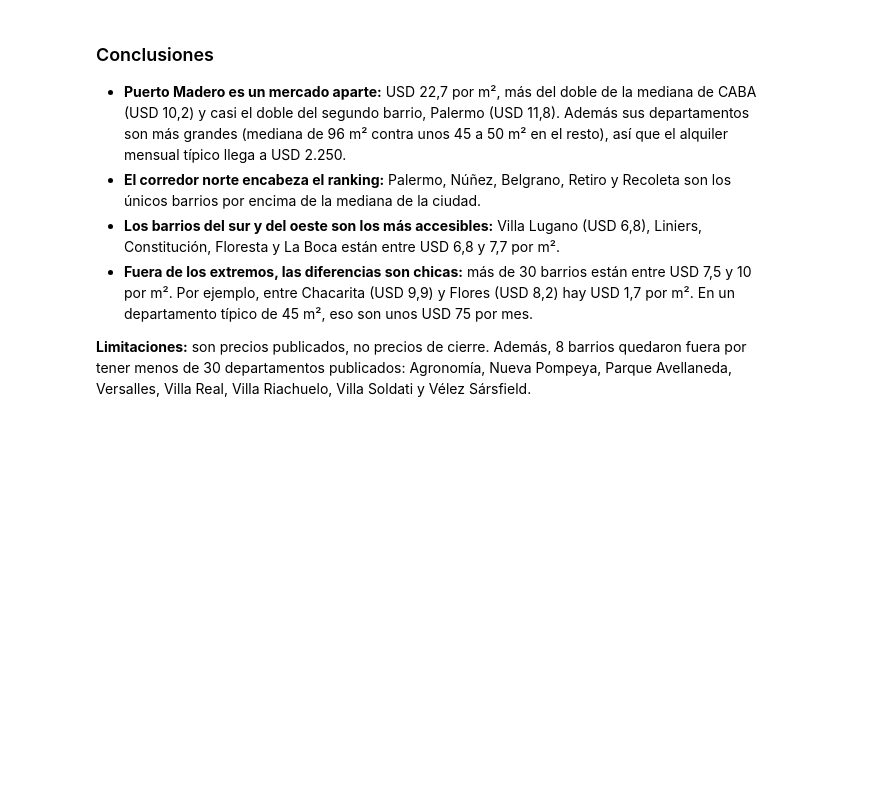
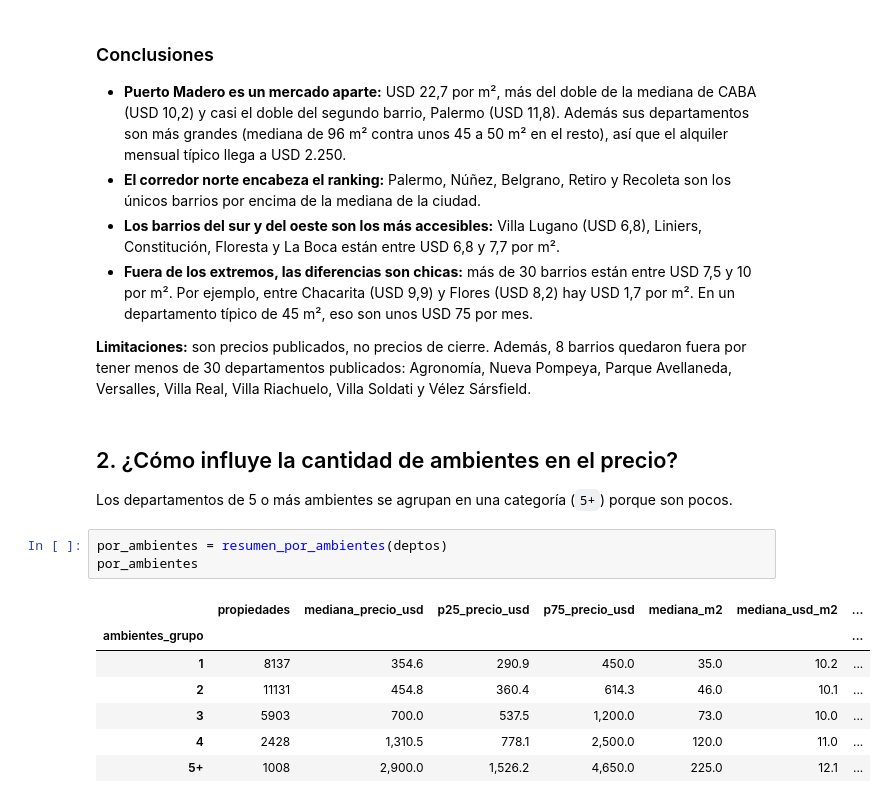
Before and after one commit to magaliorellana01/radar-inmobiliario-caba, a Jupyter notebook: notebooks/02_analisis.ipynb, the cells around one changed output. Cells and saved outputs as stored; diff of their text form; blank space fills up the shorter version.

```diff
--- a/notebooks/02_analisis.ipynb
+++ b/notebooks/02_analisis.ipynb
@@ -76,3 +86,18 @@ guardar(fig, "01_usd_m2_por_barrio");
 - **Fuera de los extremos, las diferencias son chicas:** más de 30 barrios están entre USD 7,5 y 10 por m². Por ejemplo, entre Chacarita (USD 9,9) y Flores (USD 8,2) hay USD 1,7 por m². En un departamento típico de 45 m², eso son unos USD 75 por mes.
 
 **Limitaciones:** son precios publicados, no precios de cierre. Además, 8 barrios quedaron fuera por tener menos de 30 departamentos publicados: Agronomía, Nueva Pompeya, Parque Avellaneda, Versalles, Villa Real, Villa Riachuelo, Villa Soldati y Vélez Sársfield.
+# %% [markdown]
+## 2. ¿Cómo influye la cantidad de ambientes en el precio?
+
+Los departamentos de 5 o más ambientes se agrupan en una categoría (`5+`) porque son pocos.
+# %%
+por_ambientes = resumen_por_ambientes(deptos)
+por_ambientes
+# %% [output]
+|  | propiedades | mediana_precio_usd | p25_precio_usd | p75_precio_usd | mediana_m2 | mediana_usd_m2 | ... |
+| ambientes_grupo |  |  |  |  |  |  | ... |
+| 1 | 8137 | 354.6 | 290.9 | 450.0 | 35.0 | 10.2 | ... |
+| 2 | 11131 | 454.8 | 360.4 | 614.3 | 46.0 | 10.1 | ... |
+| 3 | 5903 | 700.0 | 537.5 | 1,200.0 | 73.0 | 10.0 | ... |
+| 4 | 2428 | 1,310.5 | 778.1 | 2,500.0 | 120.0 | 11.0 | ... |
+| 5+ | 1008 | 2,900.0 | 1,526.2 | 4,650.0 | 225.0 | 12.1 | ... |
```
Also changed, not shown: parts of 6 cells of this notebook, 2 other files.
